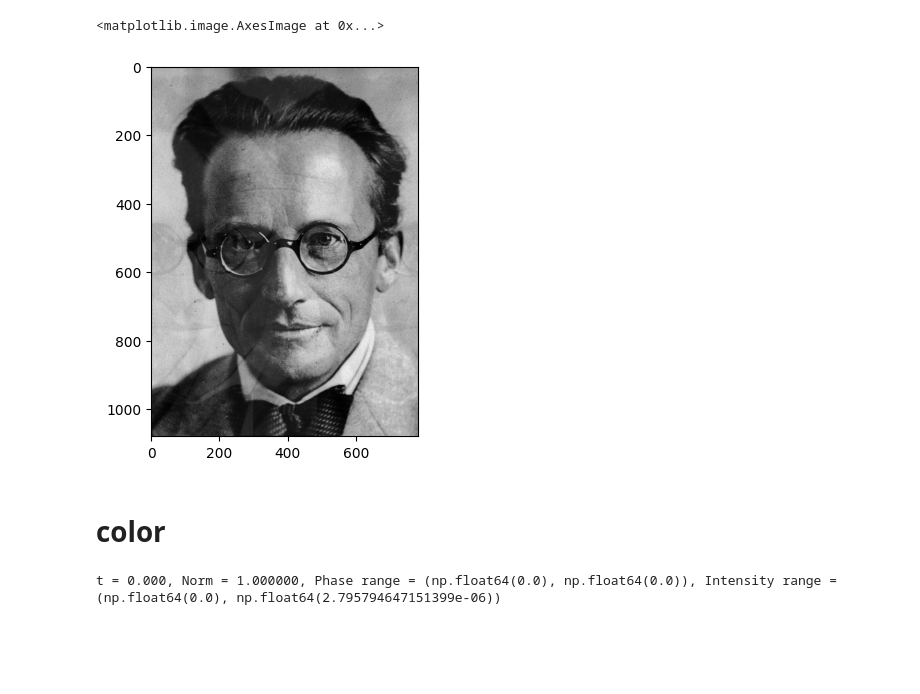
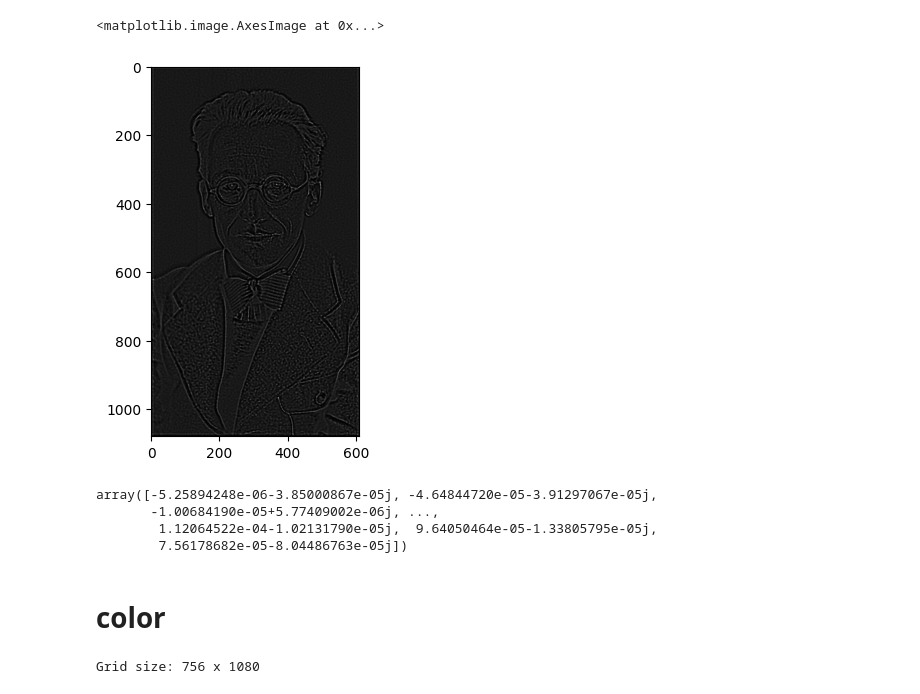
Before and after one commit to julianszere/imagesolver, a Jupyter notebook: schrodinger_equation.ipynb, the cells around one changed output. Saved outputs shown, nothing was run; the diff lists cells and outputs as text; code cells hidden in the pictures; blank space fills up the shorter version.

```diff
--- a/schrodinger_equation.ipynb
+++ b/schrodinger_equation.ipynb
@@ -16,0 +63,17 @@ Grid size: 1080 x 782
+# %%
+# test
+psi = expm_multiply(-1j * H * 10, psi0)
+u = np.absolute(psi.reshape(ny, nx))**2
+plt.imshow(u, cmap='gray')
+# %% [output]
+<matplotlib.image.AxesImage at 0x...>
+[figure, added]
+# %%
+psi
+# %% [output]
+array([-5.25894248e-06-3.85000867e-05j, -4.64844720e-05-3.91297067e-05j,
+       -1.00684190e-05+5.77409002e-06j, ...,
+        1.12064522e-04-1.02131790e-05j,  9.64050464e-05-1.33805795e-05j,
+        7.56178682e-05-8.04486763e-05j])
+# %% [markdown]
+# color
@@ -17,3 +109,21 @@ Grid size: 1080 x 782
+# %%
+image = Image.open('einstein.jpeg').convert('RGB')
+rgb_array = np.array(image, dtype=np.float64) / 255.0  # Normalize to [0,1]
+
+hsl_image = rgb_to_hsl_vectorized(rgb_array)
+
+# Extract hue (for phase) and lightness (for intensity)
+hue = hsl_image[..., 0] * (2 * np.pi)  # Scale hue [0,1] to [0,2π]
+intensity = hsl_image[..., 1]  # Use lightness as intensity
+
+# Construct psi0_image using Euler's formula
+psi0_image = intensity * np.exp(1j * hue)
+
+# Get grid size
+ny, nx = psi0_image.shape[:2]
+print(f"Grid size: {nx} x {ny}")
+# %% [output]
+Grid size: 756 x 1080
 # %%
 psi0 = psi0_image.ravel()
 psi0 = psi0 / np.linalg.norm(psi0)
@@ -45,40 +143,0 @@ psi_images = [np.absolute(psi.reshape(nx, ny))**2 for psi in psi_t]
-# %%
-plt.imshow(psi_images[29], cmap='grey')
-# %% [output]
-<matplotlib.image.AxesImage at 0x...>
-[figure, removed]
-# %% [markdown]
-# color
-# %%
-psi_t_flat_all = expm_multiply(-1j * H, psi0_flat, start=t_start, stop=t_end, num=num_steps, endpoint=True)
-
-def psi_to_rgb(psi):
-    intensity = np.abs(psi)**2  # |psi(t)|^2
-    phase = np.angle(psi)  # Phase in [-π, π]
-
-    # HSL components
-    hue = (phase + np.pi) / (2 * np.pi)  # Map phase to [0, 1]
-    saturation = np.ones_like(hue)  # Full saturation by default
-    saturation[np.abs(phase) < 1e-6] = 0  # Set saturation to 0 for phase = 0 (grayscale)
-
-    # Lightness mapped by intensity
-    max_intensity = np.max(intensity)
-    lightness = np.clip(intensity / max_intensity, 0, 1) if max_intensity > 0 else intensity
-
-    # Use vectorized operations for HSL to RGB conversion
-    rgb = np.zeros(hue.shape + (3,))  # Initialize RGB array
-
-    # Apply HLS to RGB conversion for the entire array
-    for i in range(3):  # Apply conversion to R, G, B channels separately
-        rgb[..., i] = np.vectorize(lambda h, l, s: colorsys.hls_to_rgb(h, l, s)[i])(hue, lightness, saturation)
-
-    return rgb
-
-# Prepare animation data
-psi_t_rgb_list = []
-for i, psi_t_flat in enumerate(psi_t_flat_all):
-    psi_t = psi_t_flat.reshape(nx, ny)
-    rgb_frame = psi_to_rgb(psi_t)
-    psi_t_rgb_list.append(rgb_frame)
-# %% [output]
-t = 0.000, Norm = 1.000000, Phase range = (np.float64(0.0), np.float64(0.0)), Intensity range = (np.float64(0.0), np.float64(2.795794647151399e-06))
```
Also changed, not shown: parts of 15 cells of this notebook.
